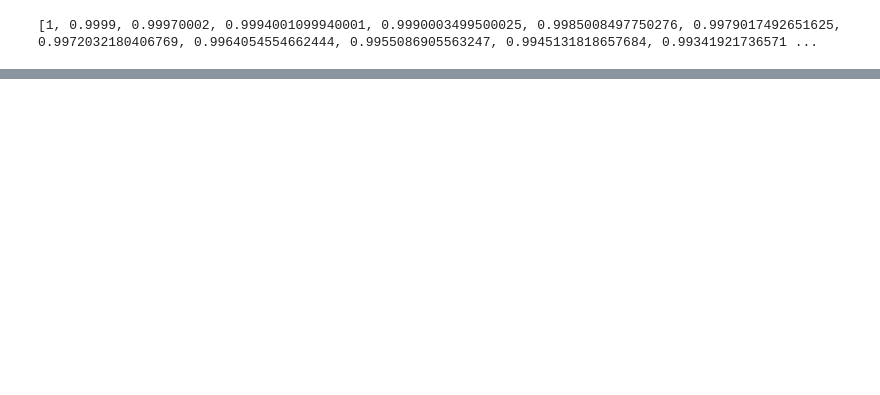
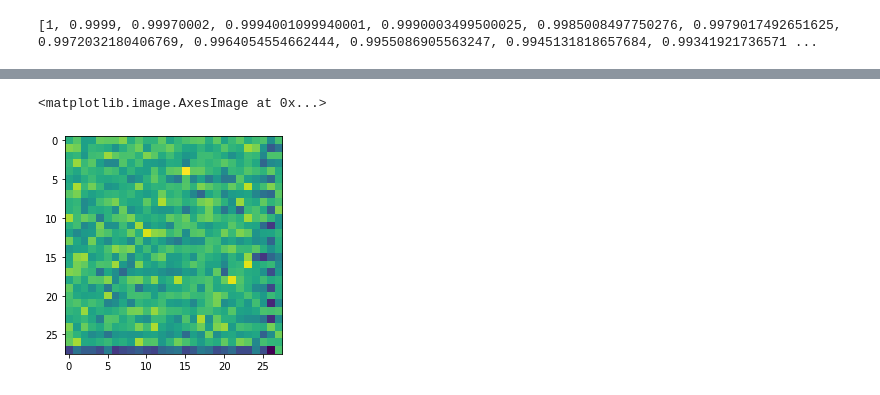
Before and after one commit to l-ada/PAAI_final_project, a Jupyter notebook: main.ipynb, the cells around one changed output, grey strips where cells are left out. Cells and saved outputs as stored; diff of their text form; code cells hidden in the pictures; blank space fills up the shorter version.

Commit message:
Working version of generating images and added normalize image during generation

```diff
--- a/main.ipynb
+++ b/main.ipynb
@@ -34,6 +35,7 @@ time_embedding_dimension = 32
 T = 1000
 beta_1 = 10**-4
 beta_T = 10**-2
+beta_1_tensor = tch.tensor(beta_1)
 height = 28
 width = 28
 # list containing \bar{alpha_t}
@@ -207,7 +208,7 @@ modifiedUnet = modifiedUnet(
 
 # Instantiate the model
 # optimizer and scheduler
-optimizer = tch.optim.AdamW(modifiedUnet.parameters(), lr=1e-3,
+optimizer = tch.optim.AdamW(modifiedUnet.parameters(), lr=1e-4,
                             weight_decay=0.1)
 scheduler = tch.optim.lr_scheduler.StepLR(optimizer, step_size=10000,
                                           gamma=0.2)
@@ -221,7 +222,7 @@ noise = tch.randn(batch_size, 1, height, width, device=device)
 running_loss = 0.0
 epoch_loss_ = 0.0
 epoch_loss = 0.0
-n_epoch = 10
+n_epoch = 3
 
 
 for epoch in range(n_epoch):
@@ -264,6 +261,0 @@ KeyboardInterrupt:
-# %%
-#Forward noise
-
-# how to generate image from noise
-def generate_image():
-    pass
@@ -273,0 +281,37 @@ tensor([9, 7, 0, 3, 5, 8, 2, 8, 7, 7, 1, 9, 1, 7, 4, 8, 9, 0, 8, 2, 5, 8, 2, 6,
+# %%
+def normalize_data(images):
+    # for each image take a maximu of absolute values. Look at channels, height and width
+    # thus each image gets scaled individually
+    max_vals = tch.amax(tch.abs(images), dim=(1, 2, 3), keepdim=True)
+    # images are between [0,1]
+    images = images/max_vals
+    return images
+# how to generate image from noise
+# algorith from DDPM paper
+def generate_image(n_images,labels, noise_predictor):
+    noise_predictor = noise_predictor.cpu()
+    labels = tch.tensor(labels)
+    images = tch.randn(n_images,1,height,width)
+    # normalize images
+    images = normalize_data(images)
+    i = T
+    while(i>0):
+        times = tch.tensor([i] * n_images)
+        alpha_bar = diffusion_scheduler[i]
+        # sigma_t * z term
+        if i>1:
+            noise = tch.sqrt(i*beta_1_tensor)*tch.randn(n_images,1, height, width)
+        else:
+            noise = images*0
+        # i*beta = 1-alphta_t = beta_t
+        images = (1/tch.sqrt(alpha_bar))*(images-i*beta_1_tensor/tch.sqrt(1-alpha_bar)*noise_predictor(images,labels,times)) +noise
+        images = normalize_data(images)
+        i = i-1
+    return images.detach().numpy()
+    # return images.detach().numpy().squeeze(1)
+
+img = generate_image(1, tch.tensor([1]),modifiedUnet).detach().numpy().squeeze(0)
+plt.imshow(img[0])
+# %% [output]
+<matplotlib.image.AxesImage at 0x...>
+[figure, added]
```
Also changed, not shown: parts of 7 cells of this notebook.
